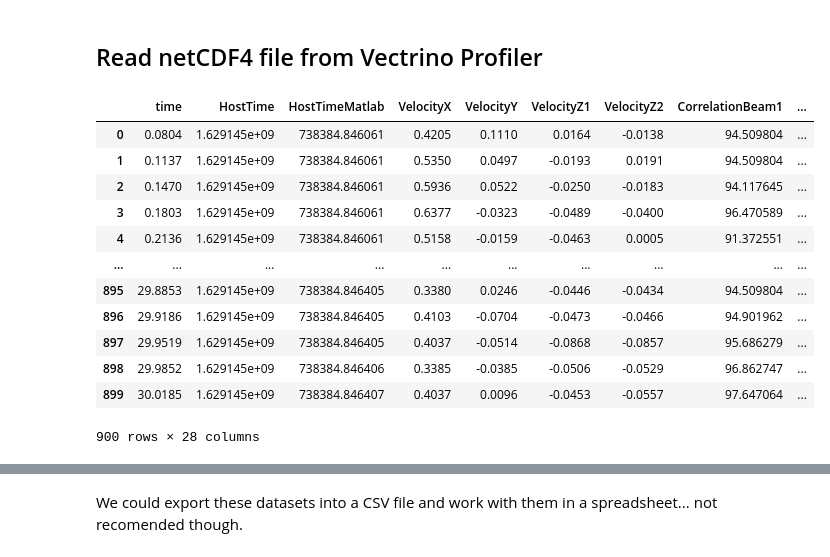
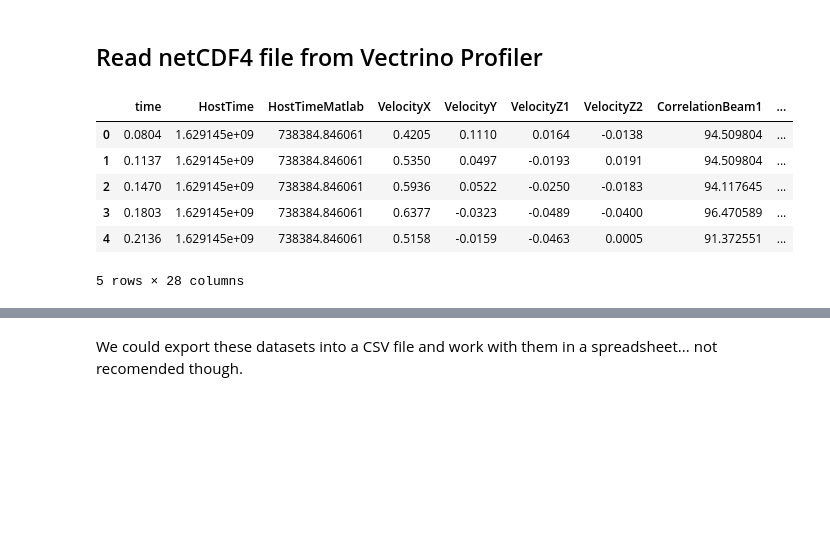
Before and after one commit to edsaac/ADV-processing, a Jupyter notebook: notebooks/00-readFiles.ipynb, the cells around one changed output, grey strips where cells are left out. Saved outputs shown, nothing was run; the diff lists cells and outputs as text; code cells hidden in the pictures; blank space fills up the shorter version.

```diff
--- a/notebooks/00-readFiles.ipynb
+++ b/notebooks/00-readFiles.ipynb
@@ -14,19 +14,13 @@ from vectrinoToPandas import *
 fPath = r"../assets/dummyADV.nc"
 prof,bott = readFile(fPath)
 # %%
-prof
+prof.head()
 # %% [output]
 |  | time | HostTime | HostTimeMatlab | VelocityX | VelocityY | VelocityZ1 | VelocityZ2 | CorrelationBeam1 | ... |
 | 0 | 0.0804 | 1.629145e+09 | 738384.846061 | 0.4205 | 0.1110 | 0.0164 | -0.0138 | 94.509804 | ... |
 | 1 | 0.1137 | 1.629145e+09 | 738384.846061 | 0.5350 | 0.0497 | -0.0193 | 0.0191 | 94.509804 | ... |
 | 2 | 0.1470 | 1.629145e+09 | 738384.846061 | 0.5936 | 0.0522 | -0.0250 | -0.0183 | 94.117645 | ... |
 | 3 | 0.1803 | 1.629145e+09 | 738384.846061 | 0.6377 | -0.0323 | -0.0489 | -0.0400 | 96.470589 | ... |
 | 4 | 0.2136 | 1.629145e+09 | 738384.846061 | 0.5158 | -0.0159 | -0.0463 | 0.0005 | 91.372551 | ... |
-| ... | ... | ... | ... | ... | ... | ... | ... | ... | ... |
-| 895 | 29.8853 | 1.629145e+09 | 738384.846405 | 0.3380 | 0.0246 | -0.0446 | -0.0434 | 94.509804 | ... |
-| 896 | 29.9186 | 1.629145e+09 | 738384.846405 | 0.4103 | -0.0704 | -0.0473 | -0.0466 | 94.901962 | ... |
-| 897 | 29.9519 | 1.629145e+09 | 738384.846405 | 0.4037 | -0.0514 | -0.0868 | -0.0857 | 95.686279 | ... |
-| 898 | 29.9852 | 1.629145e+09 | 738384.846406 | 0.3385 | -0.0385 | -0.0506 | -0.0529 | 96.862747 | ... |
-| 899 | 30.0185 | 1.629145e+09 | 738384.846407 | 0.4037 | 0.0096 | -0.0453 | -0.0557 | 97.647064 | ... |
-900 rows × 28 columns
+5 rows × 28 columns
 # %%
```
Also changed, not shown: parts of 1 cell of this notebook, 1 other file.
